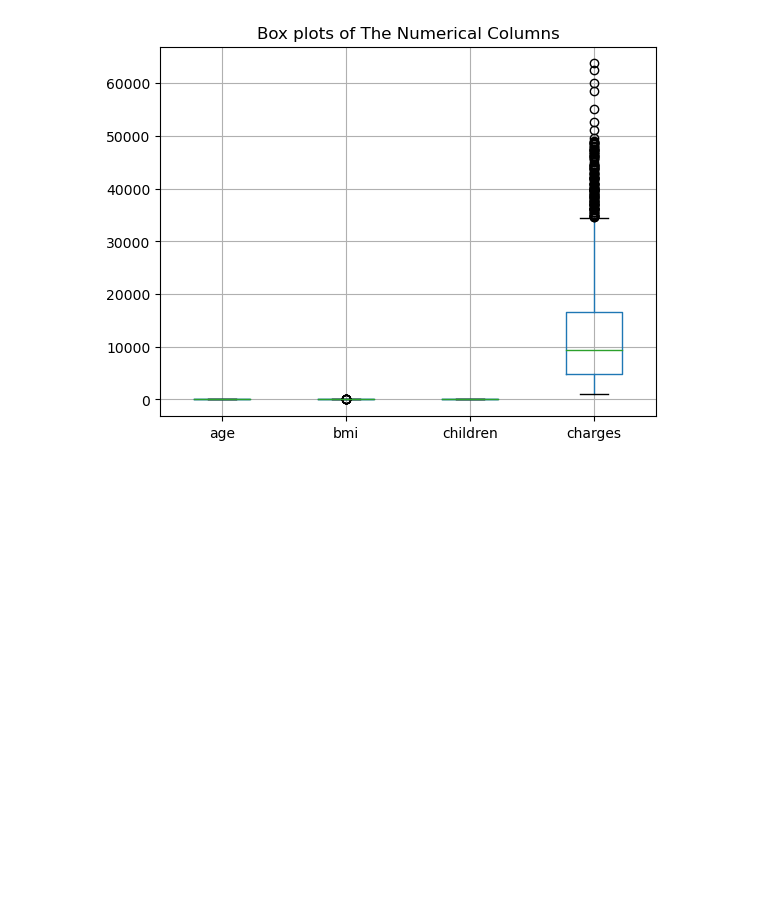
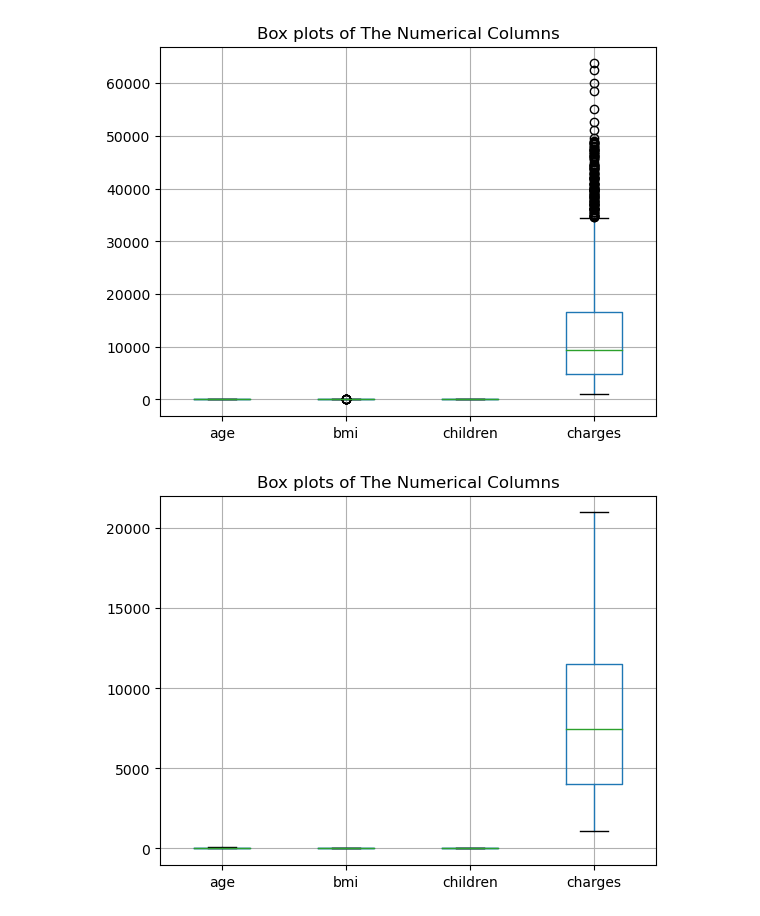
Before and after one commit to BillyGareth/ML-HealthInsurance, a Jupyter notebook: US-Health-Insurance.ipynb, the cells around one changed output. Cells and saved outputs as stored; diff of their text form; code cells hidden in the pictures; blank space fills up the shorter version.

```diff
--- a/US-Health-Insurance.ipynb
+++ b/US-Health-Insurance.ipynb
@@ -91,3 +91,10 @@ plt.show()
 # Handling outliers
 # Remove outliers based on a specific threshold
 df_cleaned = df[(df['charges'] < 21000) & (df['bmi'] < 46)]
+# %%
+# Visualize the box plots for numerical columns only
+df_cleaned.boxplot(column=['age', 'bmi', 'children', 'charges'])
+plt.title('Box plots of The Numerical Columns')
+plt.show()
+# %% [output]
+[figure, added]
```
Also changed, not shown: parts of 1 cell of this notebook.
